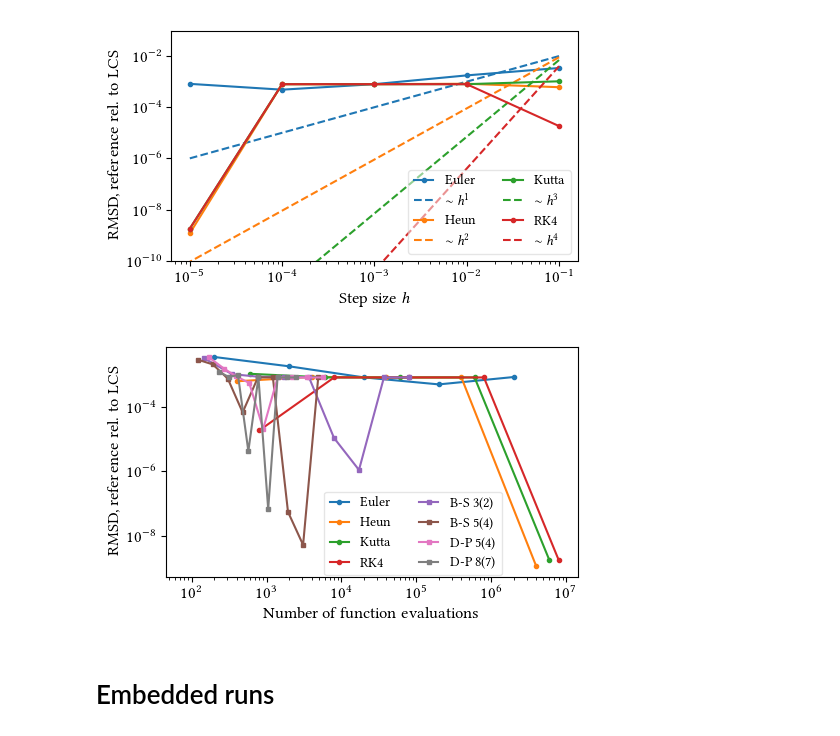
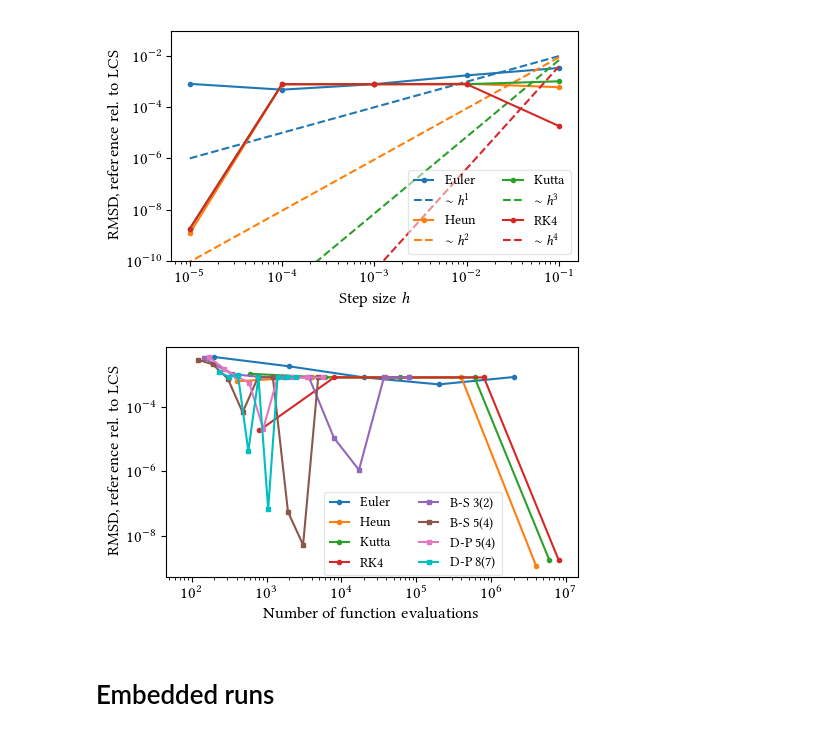
Before and after one commit to arnemagnus/physics_project, a Jupyter notebook: notebooks/doublegyre/calculate_errors_haller_effect.ipynb, the cells around one changed output. Cells and saved outputs as stored; diff of their text form; code cells hidden in the pictures.

```diff
--- a/notebooks/doublegyre/calculate_errors_haller_effect.ipynb
+++ b/notebooks/doublegyre/calculate_errors_haller_effect.ipynb
@@ -573,8 +559,9 @@ enames = ['B-S 3(2)','B-S 5(4)','D-P 5(4)','D-P 8(7)']
 
 for j,(evs,err) in enumerate(zip(singlestep_evaluations,singlestep_lcs_fp_fp)):
     plot.plot(evs,err,marker='.',label='{}'.format(snames[j]))
-for j,(evs,err) in enumerate(zip(embedded_evaluations,embedded_lcs_fp_fp)):
+for j,(evs,err) in enumerate(zip(embedded_evaluations[:-1],embedded_lcs_fp_fp[:-1])):
     plot.plot(evs,err,marker='s',markersize=3,label='{}'.format(enames[j]))
+plot.plot(embedded_evaluations[j+1],embedded_lcs_fp_fp[j+1],color='c',marker='s',markersize=3,label='{}'.format(enames[j+1]))
 
     #plot.plot(hs,scales[j]*hs**(j+1),'--',c=l.get_color(),label=r'$\sim h^{}$'.format(j+1))
 
@@ -636,9 +623,9 @@ enames = ['B-S 3(2)','B-S 5(4)','D-P 5(4)','D-P 8(7)']
 
 for j,(evs,err) in enumerate(zip(singlestep_evaluations,singlestep_lcs_fp_nn)):
     plot.plot(evs,err,marker='.',label='{}'.format(snames[j]))
-for j,(evs,err) in enumerate(zip(embedded_evaluations,embedded_lcs_fp_nn)):
+for j,(evs,err) in enumerate(zip(embedded_evaluations[:-1],embedded_lcs_fp_nn[:-1])):
     plot.plot(evs,err,marker='s',markersize=3,label='{}'.format(enames[j]))
-
+plot.plot(embedded_evaluations[j+1],embedded_lcs_fp_nn[j+1],color='c',marker='s',markersize=3,label='{}'.format(enames[j+1]))
     #plot.plot(hs,scales[j]*hs**(j+1),'--',c=l.get_color(),label=r'$\sim h^{}$'.format(j+1))
 
 plot.tick_params(axis='both', which='major', labelsize=12)
@@ -693,9 +680,9 @@ enames = ['B-S 3(2)','B-S 5(4)','D-P 5(4)','D-P 8(7)']
 
 for j,(evs,err) in enumerate(zip(singlestep_evaluations,singlestep_lcs_fn_fn)):
     plot.plot(evs,err,marker='.',label='{}'.format(snames[j]))
-for j,(evs,err) in enumerate(zip(embedded_evaluations,embedded_lcs_fn_fn)):
+for j,(evs,err) in enumerate(zip(embedded_evaluations[:-1],embedded_lcs_fn_fn[:-1])):
     plot.plot(evs,err,marker='s',markersize=3,label='{}'.format(enames[j]))
-
+plot.plot(embedded_evaluations[j+1],embedded_lcs_fn_fn[j+1],color='c',marker='s',markersize=3,label='{}'.format(enames[j+1]))
     #plot.plot(hs,scales[j]*hs**(j+1),'--',c=l.get_color(),label=r'$\sim h^{}$'.format(j+1))
 
 plot.tick_params(axis='both', which='major', labelsize=12)
@@ -750,33 +737,34 @@ plt.savefig('error_plots/lcs_errors_fixed_steplength_fn_nn.pgf')
 # %%
 fig = plt.figure(1,figsize=(5.05,3.1))
 plot = fig.add_subplot(111)
 
 snames = ['Euler','Heun','Kutta','RK4']
 enames = ['B-S 3(2)','B-S 5(4)','D-P 5(4)','D-P 8(7)']
 
 for j,(evs,err) in enumerate(zip(singlestep_evaluations,singlestep_lcs_fn_nn)):
     plot.plot(evs,err,marker='.',label='{}'.format(snames[j]))
-for j,(evs,err) in enumerate(zip(embedded_evaluations,embedded_lcs_fn_nn)):
+for j,(evs,err) in enumerate(zip(embedded_evaluations[:-1],embedded_lcs_fn_nn[:-1])):
     plot.plot(evs,err,marker='s',markersize=3,label='{}'.format(enames[j]))
+plot.plot(embedded_evaluations[j+1],embedded_lcs_fn_nn[j+1],color='c',marker='s',markersize=3,label='{}'.format(enames[j+1]))
 
     #plot.plot(hs,scales[j]*hs**(j+1),'--',c=l.get_color(),label=r'$\sim h^{}$'.format(j+1))
 
 plot.tick_params(axis='both', which='major', labelsize=12)
 plot.tick_params(axis='both', which='minor', labelsize=10)
 plot.set_yscale('log')
 plot.set_xscale('log')
 #plot.set_xlim(4e1,1e6)
 #plot.set_ylim(1e-16,1)
 leg = plot.legend(bbox_to_anchor=(0.6, -0.025),loc='lower center', ncol=2,fontsize=10,markerscale=1,handlelength=1.4)
 leg.get_frame().set_alpha(0.5)
 plot.set_xlabel(r'Number of function evaluations',fontsize=12)
 plot.set_ylabel(r'RMSD, reference rel. to LCS',fontsize=12)
 plt.tight_layout()
 #plt.title(r'$\textnormal{{Thresh}}={}$'.format(thresh))
 #plt.savefig('/home/arne/Desktop/lcs_errors_both_fn_nn_thresh=0.png',dpi=350)
 plt.savefig('error_plots/lcs_errors_both_fn_nn.pgf')
 # %% [output]
-[figure, old version]
+[figure, new version]
 # %% [markdown]
 # Embedded runs
 # %%
```
Also changed, not shown: parts of 14 cells of this notebook, 23 other files.
